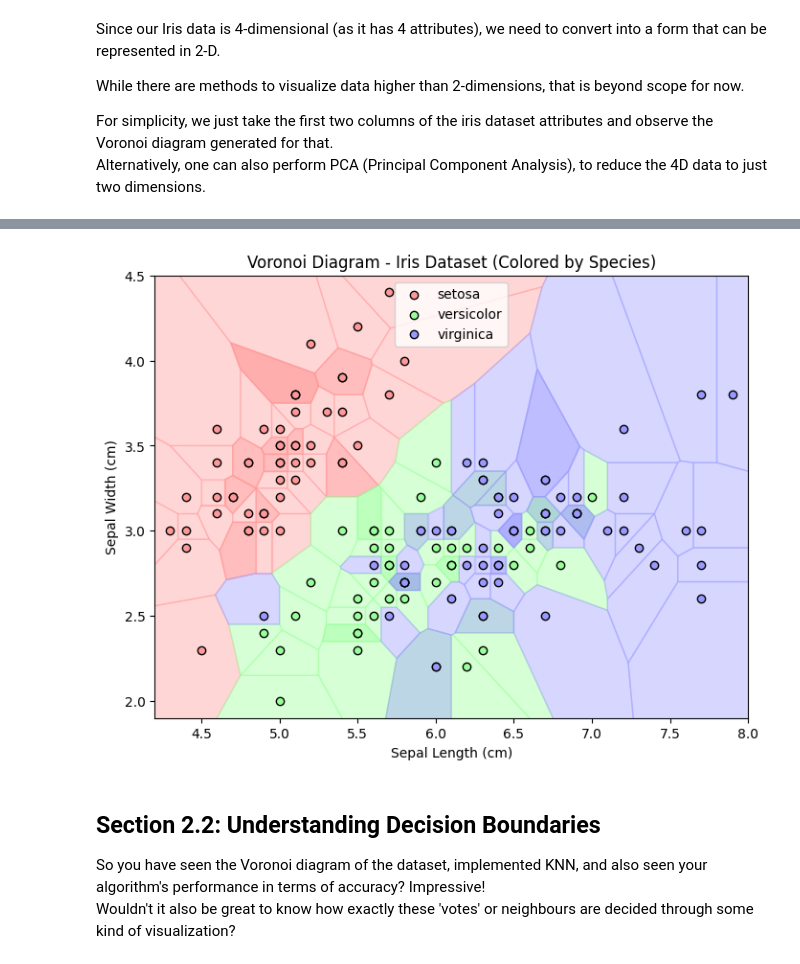
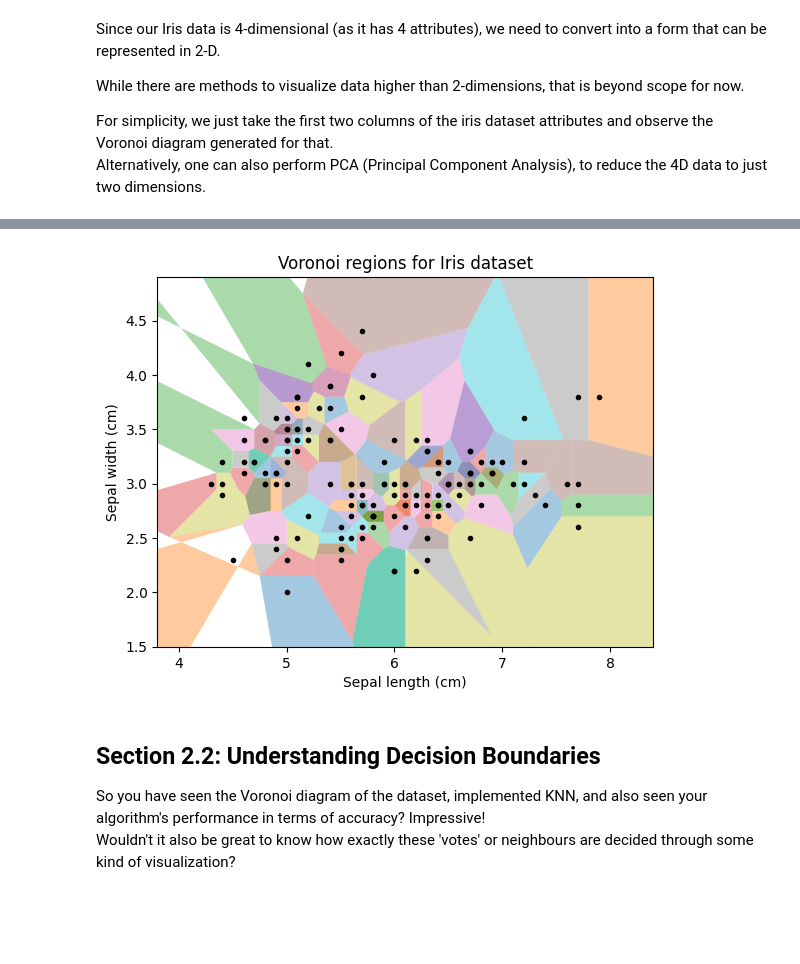
Before and after one commit to GnanaTrishala/IIITHYDERABAD_AIML_COURSE, a Jupyter notebook: Copy_of_AIML_Module_3_Lab_3_Implementing_KNN_from_scratch_and_visualize_Algorithm_performance.ipynb, the cells around one changed output, grey strips where cells are left out. Drawn from its saved outputs; the diff is of its cells as text; code cells hidden in the pictures; blank space fills up the shorter version.

```diff
--- a/Copy_of_AIML_Module_3_Lab_3_Implementing_KNN_from_scratch_and_visualize_Algorithm_performance.ipynb
+++ b/Copy_of_AIML_Module_3_Lab_3_Implementing_KNN_from_scratch_and_visualize_Algorithm_performance.ipynb
@@ -362,24 +358,23 @@ def voronoi_finite_polygons_2d(vor, radius=None):
 import numpy as np
 import matplotlib.pyplot as plt
 from scipy.spatial import Voronoi
-from sklearn import datasets
-import pandas as pd
 
-# ---------- Helper Function ----------
-def voronoi_finite_polygons_2d(vor, radius=None):
+# Helper function to handle infinite Voronoi regions
+def voronoi_finite_polygons_2d(vor, radius=100):
     """
-    Reconstruct infinite Voronoi regions in a 2D diagram to finite regions.
-    Works for NumPy 2.0+.
+    Reconstruct finite Voronoi polygons for 2D diagrams.
+    Source: SciPy Cookbook
     """
-    if vor.points.shape[1] != 2:
-        raise ValueError("Requires 2D input")
-
     new_regions = []
     new_vertices = vor.vertices.tolist()
 
     center = vor.points.mean(axis=0)
+    if vor.points.shape[0] == 0:
+        return [], []
+
+    # Calculate radius if not provided
     if radius is None:
-        radius = np.ptp(vor.points, axis=0).max() * 2  # FIXED for NumPy 2.0
+        radius = vor.points.ptp().max()*2
 
     # Map ridge vertices to ridges
     all_ridges = {}
@@ -387,10 +382,9 @@ def voronoi_finite_polygons_2d(vor, radius=None):
         all_ridges.setdefault(p1, []).append((p2, v1, v2))
         all_ridges.setdefault(p2, []).append((p1, v1, v2))
 
-    # Reconstruct each region
+    # Reconstruct regions
     for p1, region in enumerate(vor.point_region):
         vertices = vor.regions[region]
-
         if all(v >= 0 for v in vertices):
             new_regions.append(vertices)
             continue
@@ -399,66 +393,59 @@ def voronoi_finite_polygons_2d(vor, radius=None):
         new_region = [v for v in vertices if v >= 0]
 
         for p2, v1, v2 in ridges:
             if v2 < 0:
                 v1, v2 = v2, v1
             if v1 >= 0:
                 continue
 
-            t = vor.points[p2] - vor.points[p1]  # tangent
+            t = vor.points[p2] - vor.points[p1]
             t /= np.linalg.norm(t)
-            n = np.array([-t[1], t[0]])  # normal
+            n = np.array([-t[1], t[0]])
 
             midpoint = vor.points[[p1, p2]].mean(axis=0)
             direction = np.sign(np.dot(midpoint - center, n)) * n
             far_point = vor.vertices[v2] + direction * radius
 
             new_vertices.append(far_point.tolist())
             new_region.append(len(new_vertices) - 1)
 
-        vs = np.asarray([new_vertices[v] for v in new_region])
-        c = vs.mean(axis=0)
-        angles = np.arctan2(vs[:,1] - c[1], vs[:,0] - c[0])
-        new_region = np.array(new_region)[np.argsort(angles)]
+        new_regions.append(new_region)
 
-        new_regions.append(new_region.tolist())
+    return new_regions, np.array(new_vertices)
 
-    return new_regions, np.asarray(new_vertices)
+# ----------------- Iris Voronoi Plot -----------------
 
-# ---------- Load Iris Dataset ----------
-iris = datasets.load_iris()
-df = pd.DataFrame(iris.data, columns=iris.feature_names)
-df['species'] = iris.target  # 0, 1, 2
+from sklearn.datasets import load_iris
+import pandas as pd
 
-# We’ll plot using only sepal length & sepal width
-points = np.column_stack((df['sepal length (cm)'], df['sepal width (cm)']))
+# Load Iris dataset into a DataFrame
+iris = load_iris(as_frame=True)
+df = iris['data']
 
-# ---------- Voronoi Diagram ----------
+points = np.column_stack([df['sepal length (cm)'], df['sepal width (cm)']])
+
+# Compute Voronoi tesselation
 vor = Voronoi(points)
+
 regions, vertices = voronoi_finite_polygons_2d(vor)
 
-# ---------- Color Mapping for Species ----------
-colors = ['#ff9999', '#99ff99', '#9999ff']  # soft red, green, blue
+# Plot Voronoi regions
+for region in regions:
+    polygon = vertices[region]
+    plt.fill(*zip(*polygon), alpha=0.4)
 
-plt.figure(figsize=(8, 6))
-for i, region in enumerate(regions):
-    polygon = vertices[region]
-    plt.fill(*zip(*polygon), alpha=0.4, color=colors[df['species'].iloc[i]])
+# Plot original points
+plt.plot(points[:, 0], points[:, 1], 'ko', markersize=3)
 
-# Plot actual points
-for species, color in zip([0, 1, 2], colors):
-    subset = df[df['species'] == species]
-    plt.scatter(subset['sepal length (cm)'], subset['sepal width (cm)'],
-                c=color, edgecolors='k', label=iris.target_names[species])
+plt.xlim(vor.min_bound[0] - 0.5, vor.max_bound[0] + 0.5)
+plt.ylim(vor.min_bound[1] - 0.5, vor.max_bound[1] + 0.5)
 
-plt.xlim(vor.min_bound[0] - 0.1, vor.max_bound[0] + 0.1)
-plt.ylim(vor.min_bound[1] - 0.1, vor.max_bound[1] + 0.1)
-plt.xlabel('Sepal Length (cm)')
-plt.ylabel('Sepal Width (cm)')
-plt.title('Voronoi Diagram - Iris Dataset (Colored by Species)')
-plt.legend()
+plt.xlabel("Sepal length (cm)")
+plt.ylabel("Sepal width (cm)")
+plt.title("Voronoi regions for Iris dataset")
 plt.show()
 # %% [output]
-[figure, old version]
+[figure, new version]
 # %% [markdown]
 ## Section 2.2: Understanding Decision Boundaries
 So you have seen the Voronoi diagram of the dataset, implemented KNN, and also seen your algorithm's performance in terms of accuracy? Impressive!
```
Also changed, not shown: parts of 18 cells of this notebook.
